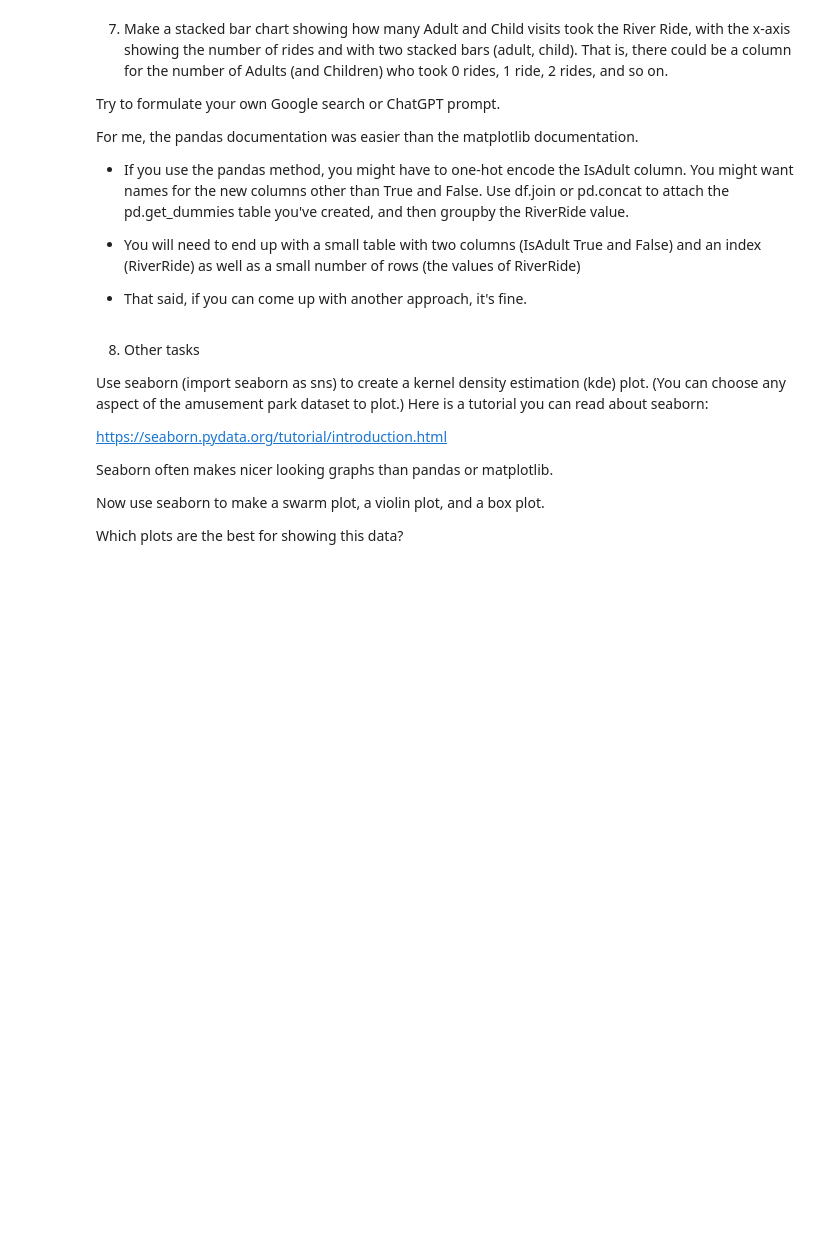
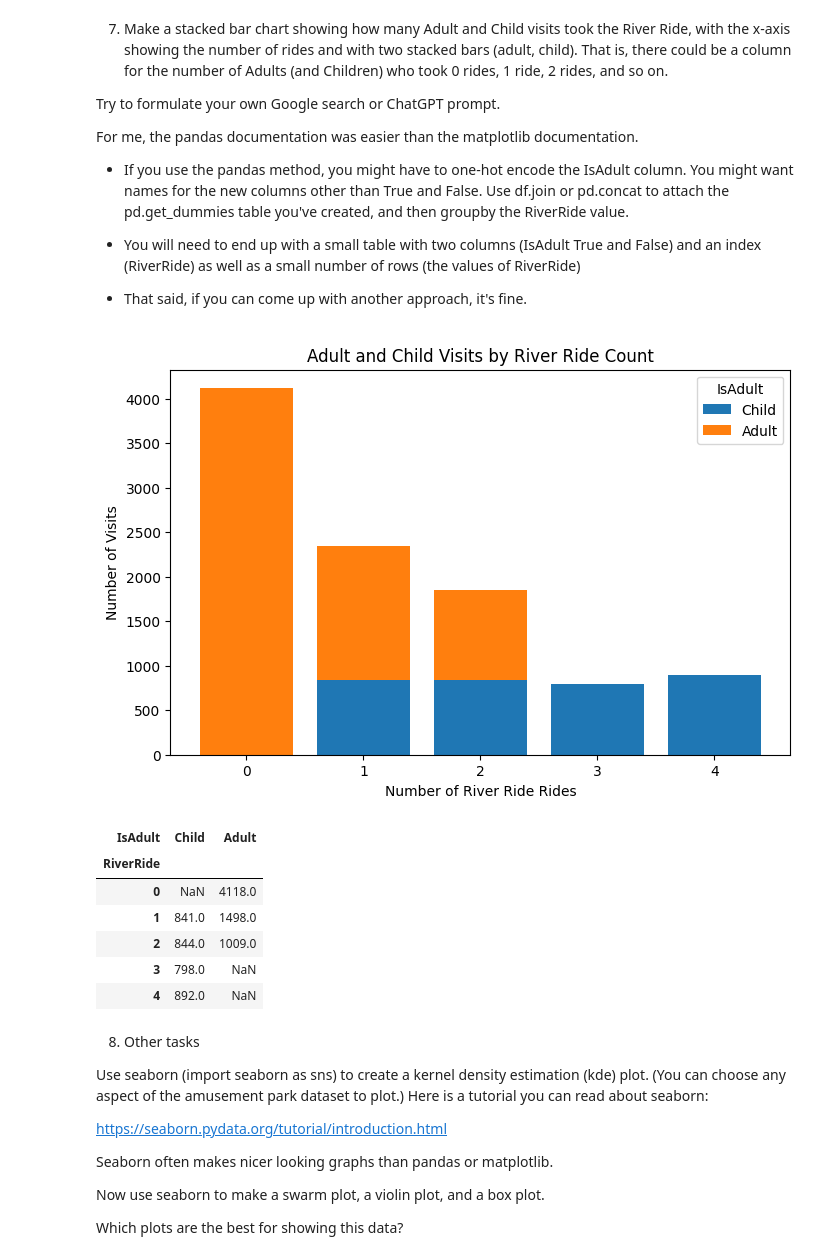
Before and after one commit to ckbaker78/AI_For_Leaders_Module-B-semester-2, a Jupyter notebook: Week3.ipynb, the cells around one changed output. Saved outputs shown, nothing was run; the diff lists cells and outputs as text; code cells hidden in the pictures; blank space fills up the shorter version.

```diff
--- a/Week3.ipynb
+++ b/Week3.ipynb
@@ -246,6 +356,50 @@ For me, the pandas documentation was easier than the matplotlib documentation.
 * You will need to end up with a small table with two columns (IsAdult True and False) and an index (RiverRide) as well as a small number of rows (the values of RiverRide)
 
 * That said, if you can come up with another approach, it's fine.
+# %%
+import pandas as pd
+import matplotlib.pyplot as plt
+
+# Create a summary table:
+# rows = number of RiverRide rides
+# columns = Child / Adult
+river_summary = (
+    df.groupby(['RiverRide', 'IsAdult']) # counting the occurance of the isadult by the river ride column
+      .size()
+      .unstack()
+)
+
+# Rename columns so they look nicer
+river_summary = river_summary.rename(columns={
+    True: 'Adult',
+    False: 'Child'
+})
+
+# Plot stacked bar chart
+ax = river_summary.plot(
+    kind='bar',
+    stacked=True, # creates the stacked bars
+    figsize=(8, 5),
+    width = .8
+)
+
+ax.set_title('Adult and Child Visits by River Ride Count')
+ax.set_xlabel('Number of River Ride Rides')
+ax.set_ylabel('Number of Visits')
+plt.xticks(rotation=0)
+plt.show()
+
+
+river_summary
+# %% [output]
+[figure, added]
+| IsAdult | Child | Adult |
+| RiverRide |  |  |
+| 0 | NaN | 4118.0 |
+| 1 | 841.0 | 1498.0 |
+| 2 | 844.0 | 1009.0 |
+| 3 | 798.0 | NaN |
+| 4 | 892.0 | NaN |
 # %% [markdown]
 8. Other tasks
 
```
Also changed, not shown: parts of 12 cells of this notebook, 1 other file.
